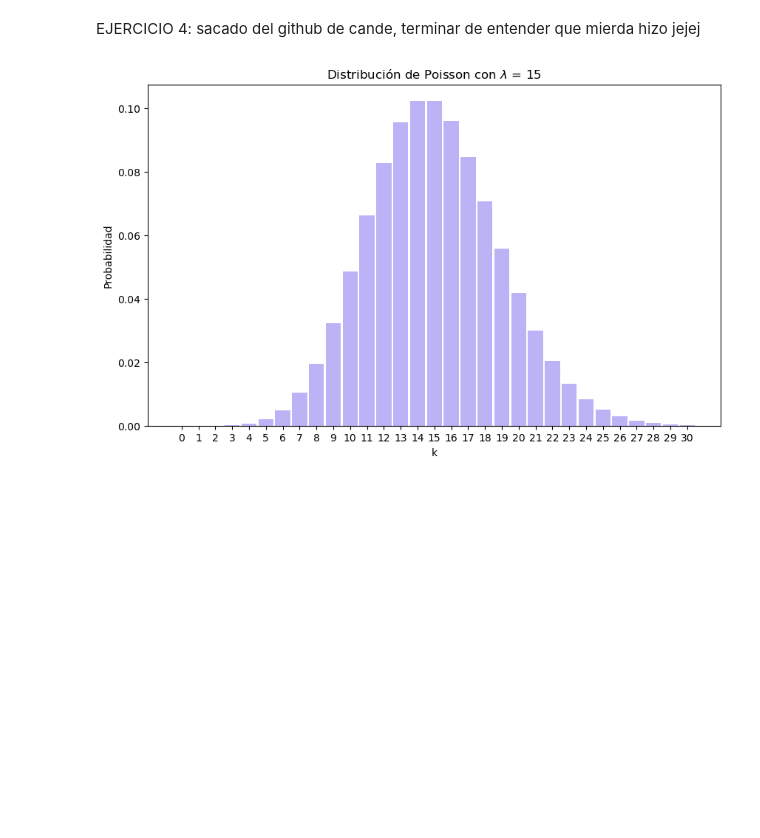
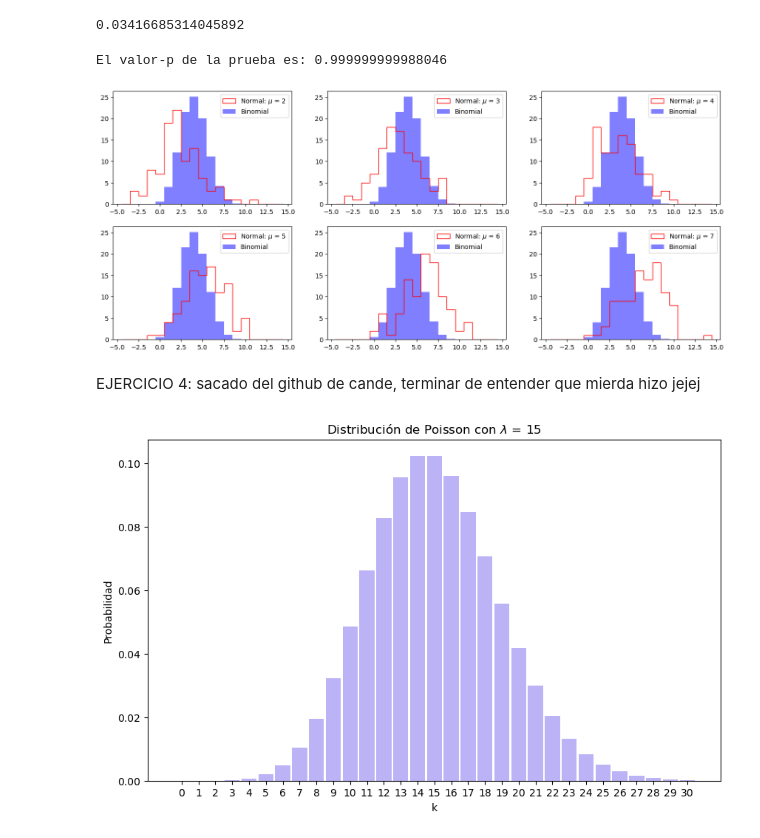
Before and after one commit to shulypuddu/astrometria, a Jupyter notebook: practico_2/pr2.ipynb, the cells around one changed output. Drawn from its saved outputs; the diff is of its cells as text; code cells hidden in the pictures; blank space fills up the shorter version.

```diff
--- a/practico_2/pr2.ipynb
+++ b/practico_2/pr2.ipynb
@@ -51,3 +72,43 @@ var = varianza(datos)
+# %%
+teorica=teorica_dens*100
+
+chi= chi2(frecuencias_observadas,teorica)
+print(chi)
+# %% [output]
+0.03416685314045892
+# %%
+def pvalue(chi,gl):
+    acum=st.chi2.cdf(chi, gl) #acumulada
+    p=1-acum #valor de p
+    return p
+
+print('El valor-p de la prueba es:', pvalue(chi,10))
+# %% [output]
+El valor-p de la prueba es: 0.999999999988046
+# %%
+def empirica_normal(u):
+    lista=[]
+    for i in range(100):      #veces que sorteo la variable
+        x=st.norm.rvs(loc=u, scale=2.5) #con 2.5 indico el sigma
+        lista.append(x)       #las agrego en una lista
+    return lista
+
+teorica_norm = 100 * st.binom.pmf(k=np.arange(-4,15,1), n=10, p=0.4)
+frec_norm=[]
+plt.figure(figsize=(17,7))
+
+for i in [1,2,3,4,5,6]:  #posición en el gráfico
+    plt.subplot(2,3,i)   #figura con 2 filas y 3 columnas
+
+    #Grafico la binomial teorica
+    plt.bar(np.arange(-4,15,1), teorica_norm, width=1, color='blue', alpha=0.5, label='Binomial')
+
+    #Grafico las distintas normales, quiero mu=2,3,4,5,6,7
+    h=plt.hist(empirica_normal(i+1), bins=np.arange(-4.5, 15.5, 1), histtype='step', ec='red', label='Normal: $\mu$ = '+ str(i+1))
+    plt.legend(loc='best')
+    frec_norm.append(h) #agrego las frecuencias a una lista
+# %% [output]
+[figure, added]
 # %% [markdown]
 EJERCICIO 4: sacado del github de cande, terminar de entender que mierda hizo jejej
 # %%
```
Also changed, not shown: parts of 2 cells of this notebook, 10 other files.
